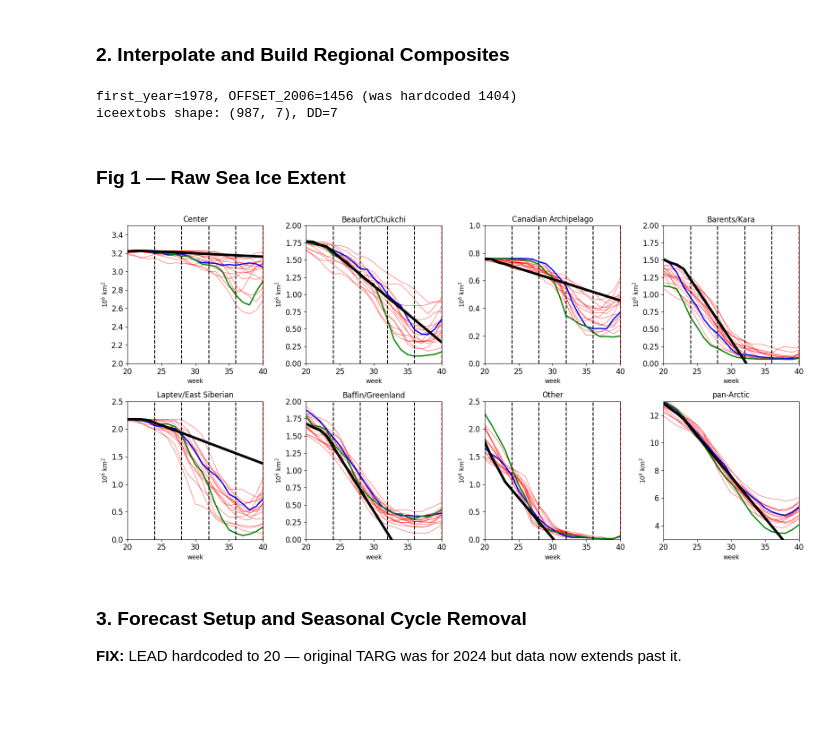
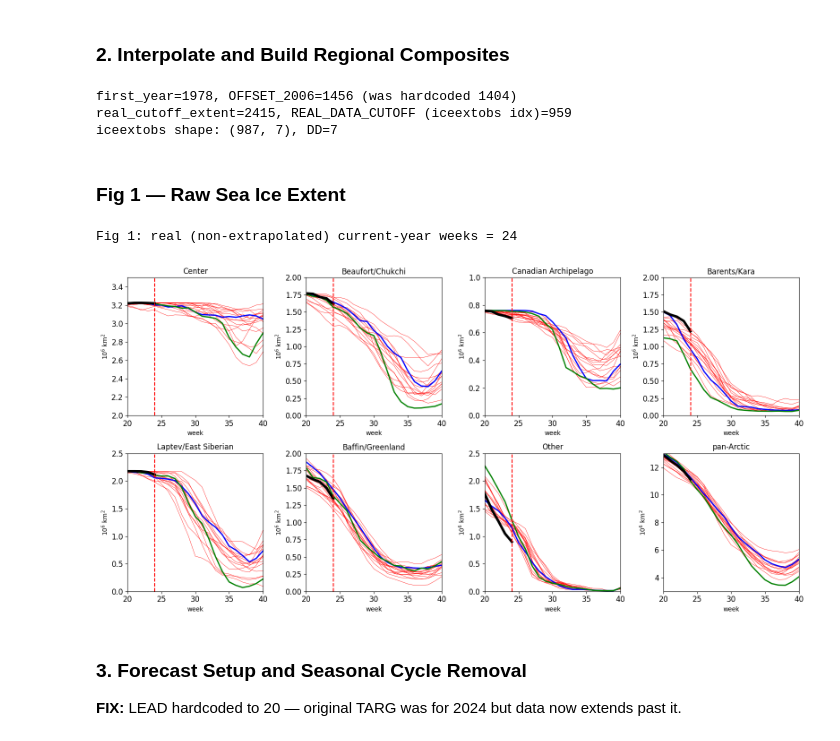
Before and after one commit to euvrain/DAHD4, a Jupyter notebook: runMSLM_ice.ipynb, the cells around one changed output. Cells and saved outputs as stored; diff of their text form; code cells hidden in the pictures; blank space fills up the shorter version.

```diff
--- a/runMSLM_ice.ipynb
+++ b/runMSLM_ice.ipynb
@@ -94,11 +97,27 @@ DD=iceextobs.shape[1]
 # across all 7 regions, vs. 0.0-0.3 (effectively uncorrelated) at 1404.
 OFFSET_2006 = (2006 - first_year) * 52
 print(f"first_year={first_year}, OFFSET_2006={OFFSET_2006} (was hardcoded 1404)")
+
+# FIX (Fig 1 x-axis): the raw daily sheets don't have real measurements all
+# the way to the end of `extent` -- the most recent ~28 weeks (the partial
+# "current year" column, not yet fully reported as of this xlsx snapshot)
+# are entirely NaN in EVERY one of the 14 raw columns, and get filled in by
+# the interp1d(..., fill_value='extrapolate') call above. A straight-line
+# extrapolation over 28 weeks is not real data -- it just looks like one
+# because it's smooth. Track where the real data actually ends so Fig 1
+# (and anything else plotting the "current year" tail) can stop there
+# instead of plotting fabricated weeks as if they were observations.
+last_valid_per_col = [np.where(~np.isnan(extent[:, kk]))[0] for kk in range(14)]
+real_cutoff_extent = min(v[-1] if len(v) else -1 for v in last_valid_per_col)
+REAL_DATA_CUTOFF = real_cutoff_extent - OFFSET_2006  # 0-indexed, in iceextobs terms
+print(f"real_cutoff_extent={real_cutoff_extent}, REAL_DATA_CUTOFF (iceextobs idx)={REAL_DATA_CUTOFF}")
+
 iceextobs=iceextobs[OFFSET_2006:,:]; iceext=iceextobs.copy()
 weeks=np.arange(1,iceext.shape[0]+1); yearst=2006+weeks/52
 print(f"iceextobs shape: {iceextobs.shape}, DD={DD}")
 # %% [output]
 first_year=1978, OFFSET_2006=1456 (was hardcoded 1404)
+real_cutoff_extent=2415, REAL_DATA_CUTOFF (iceextobs idx)=959
 iceextobs shape: (987, 7), DD=7
 # %% [markdown]
 ### Fig 1 — Raw Sea Ice Extent
@@ -106,36 +125,46 @@ iceextobs shape: (987, 7), DD=7
 n_hist=728+52*4; n_years=n_hist//52
 iceyear=iceextobs[:n_hist,:].reshape(n_years,52,DD).transpose(1,0,2)
 ice2021=iceextobs[n_hist:,:]; tweek=ice2021.shape[0]
+
+# FIX: `tweek` previously counted ALL rows of ice2021, including the
+# extrapolated tail identified in REAL_DATA_CUTOFF above (weeks that have
+# no real satellite measurement yet). That made the black "current year"
+# line run in a suspiciously straight line all the way to week 40 instead
+# of stopping where real data actually ends (~week 24, in this snapshot).
+tweek_real = REAL_DATA_CUTOFF - n_hist + 1
+tweek = max(0, min(tweek, tweek_real))
+print(f"Fig 1: real (non-extrapolated) current-year weeks = {tweek}")
 
 titles=['Center','Beaufort/Chukchi','Canadian Archipelago',
         'Barents/Kara','Laptev/East Siberian','Baffin/Greenland','Other']
 ylims=[(2,3.5),(0,2),(0,1),(0,2),(0,2.5),(0,2),(0,2.5)]
 wk_slice=slice(19,40); x_weeks=np.arange(20,41)
 
 fig,axes=plt.subplots(2,4,figsize=(16,8))
 for k in range(DD):
     ax=axes.flat[k]
     ax.plot(x_weeks,iceyear[wk_slice,:,k]/1e6,'r',linewidth=0.5)
     ax.plot(x_weeks,iceyear[wk_slice,-2,k]/1e6,'b',linewidth=2)
     ax.plot(x_weeks,iceyear[wk_slice,6,k]/1e6,'g',linewidth=2)
     n_cur=min(tweek-19,len(x_weeks))
     if n_cur>0: ax.plot(x_weeks[:n_cur],ice2021[19:19+n_cur,k]/1e6,'k',linewidth=4)
     ax.axvline(min(tweek,40),color='r',linestyle='--')
     for wk in [24,28,32,36]:
         if tweek>wk: ax.axvline(wk,color='k',linestyle='--')
     ax.set_title(titles[k]); ax.set_xlim([20,40]); ax.set_xlabel('week'); ax.set_ylabel('10$^6$ km$^2$')
     if k<len(ylims): ax.set_ylim(ylims[k]); ax.tick_params(labelsize=12)
 
 ax=axes.flat[7]
 ax.plot(x_weeks,np.sum(iceyear[wk_slice,:,:],axis=2)/1e6,'r',linewidth=0.5)
 ax.plot(x_weeks,np.sum(iceyear[wk_slice,-2,:],axis=1)/1e6,'b',linewidth=2)
 ax.plot(x_weeks,np.sum(iceyear[wk_slice,6,:],axis=1)/1e6,'g',linewidth=2)
 if n_cur>0: ax.plot(x_weeks[:n_cur],np.sum(ice2021[19:19+n_cur,:],axis=1)/1e6,'k',linewidth=4)
 ax.set_title('pan-Arctic'); ax.set_xlim([20,40]); ax.set_ylim([3,13])
 ax.set_xlabel('week'); ax.set_ylabel('10$^6$ km$^2$'); ax.tick_params(labelsize=12)
 plt.tight_layout(); plt.show()
 # %% [output]
+Fig 1: real (non-extrapolated) current-year weeks = 24
-[figure, old version]
+[figure, new version]
 # %% [markdown]
 ### 3. Forecast Setup and Seasonal Cycle Removal
 
```
Also changed, not shown: parts of 5 cells of this notebook.
